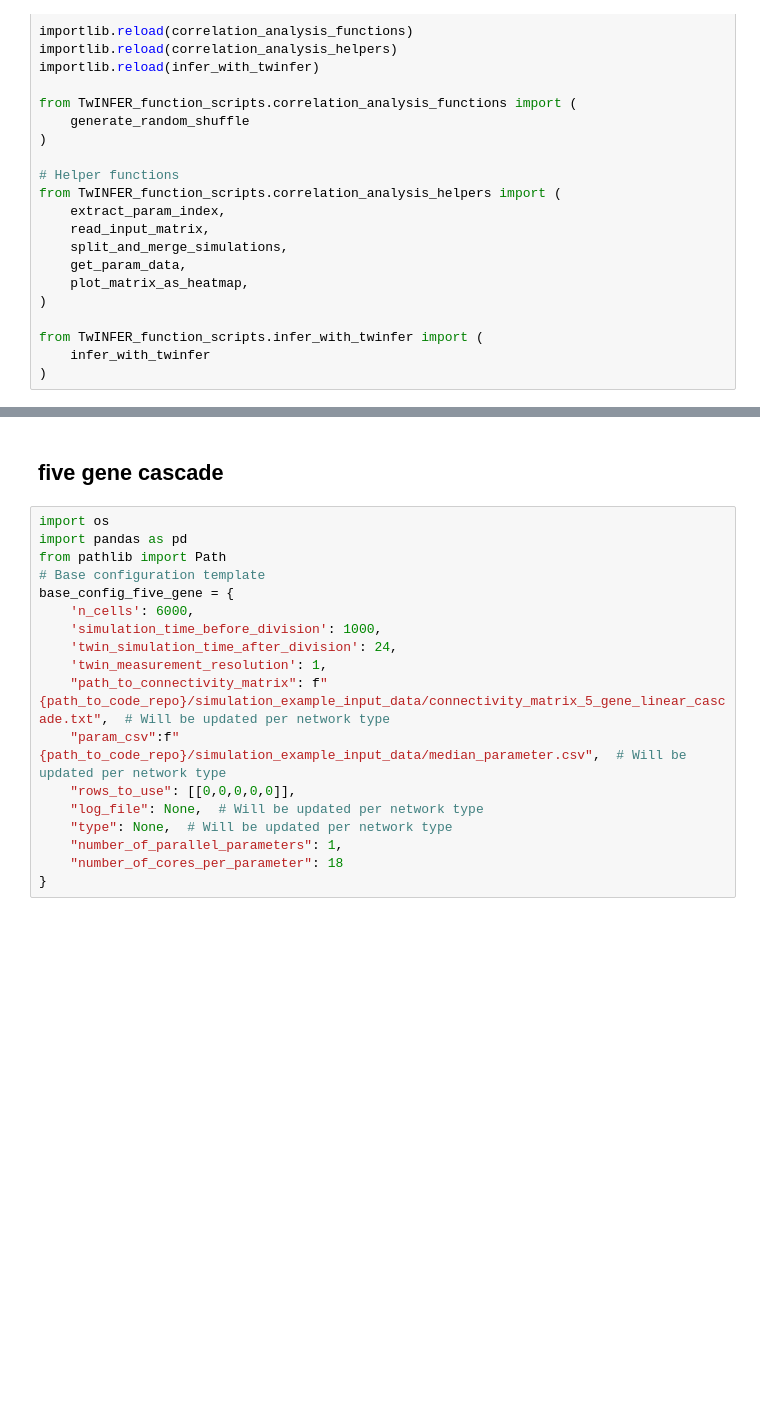
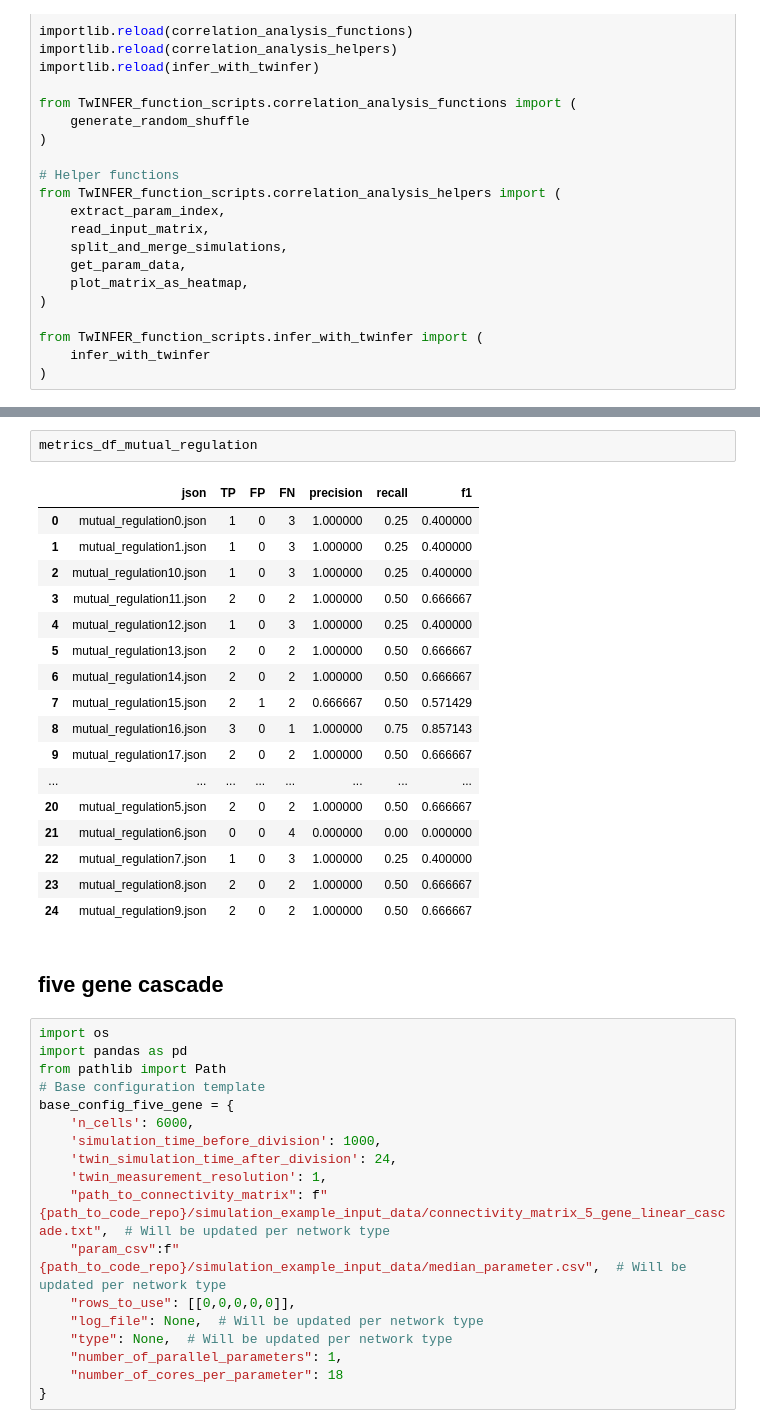
Before and after one commit to GoyalLab/TwINFER, a Jupyter notebook: scripts_analyse_figure_data/figure_4_f_score.ipynb, the cells around one changed output, grey strips where cells are left out. Drawn from its saved outputs; the diff is of its cells as text; blank space fills up the shorter version.

```diff
--- a/scripts_analyse_figure_data/figure_4_f_score.ipynb
+++ b/scripts_analyse_figure_data/figure_4_f_score.ipynb
@@ -88,3 +1232,23 @@ from TwINFER_function_scripts.infer_with_twinfer import (
+# %%
+metrics_df_mutual_regulation
+# %% [output]
+|  | json | TP | FP | FN | precision | recall | f1 |
+| 0 | mutual_regulation0.json | 1 | 0 | 3 | 1.000000 | 0.25 | 0.400000 |
+| 1 | mutual_regulation1.json | 1 | 0 | 3 | 1.000000 | 0.25 | 0.400000 |
+| 2 | mutual_regulation10.json | 1 | 0 | 3 | 1.000000 | 0.25 | 0.400000 |
+| 3 | mutual_regulation11.json | 2 | 0 | 2 | 1.000000 | 0.50 | 0.666667 |
+| 4 | mutual_regulation12.json | 1 | 0 | 3 | 1.000000 | 0.25 | 0.400000 |
+| 5 | mutual_regulation13.json | 2 | 0 | 2 | 1.000000 | 0.50 | 0.666667 |
+| 6 | mutual_regulation14.json | 2 | 0 | 2 | 1.000000 | 0.50 | 0.666667 |
+| 7 | mutual_regulation15.json | 2 | 1 | 2 | 0.666667 | 0.50 | 0.571429 |
+| 8 | mutual_regulation16.json | 3 | 0 | 1 | 1.000000 | 0.75 | 0.857143 |
+| 9 | mutual_regulation17.json | 2 | 0 | 2 | 1.000000 | 0.50 | 0.666667 |
+| ... | ... | ... | ... | ... | ... | ... | ... |
+| 20 | mutual_regulation5.json | 2 | 0 | 2 | 1.000000 | 0.50 | 0.666667 |
+| 21 | mutual_regulation6.json | 0 | 0 | 4 | 0.000000 | 0.00 | 0.000000 |
+| 22 | mutual_regulation7.json | 1 | 0 | 3 | 1.000000 | 0.25 | 0.400000 |
+| 23 | mutual_regulation8.json | 2 | 0 | 2 | 1.000000 | 0.50 | 0.666667 |
+| 24 | mutual_regulation9.json | 2 | 0 | 2 | 1.000000 | 0.50 | 0.666667 |
 # %% [markdown]
 ## five gene cascade
 # %%
```
Also changed, not shown: parts of 33 cells of this notebook, 13 other files.
